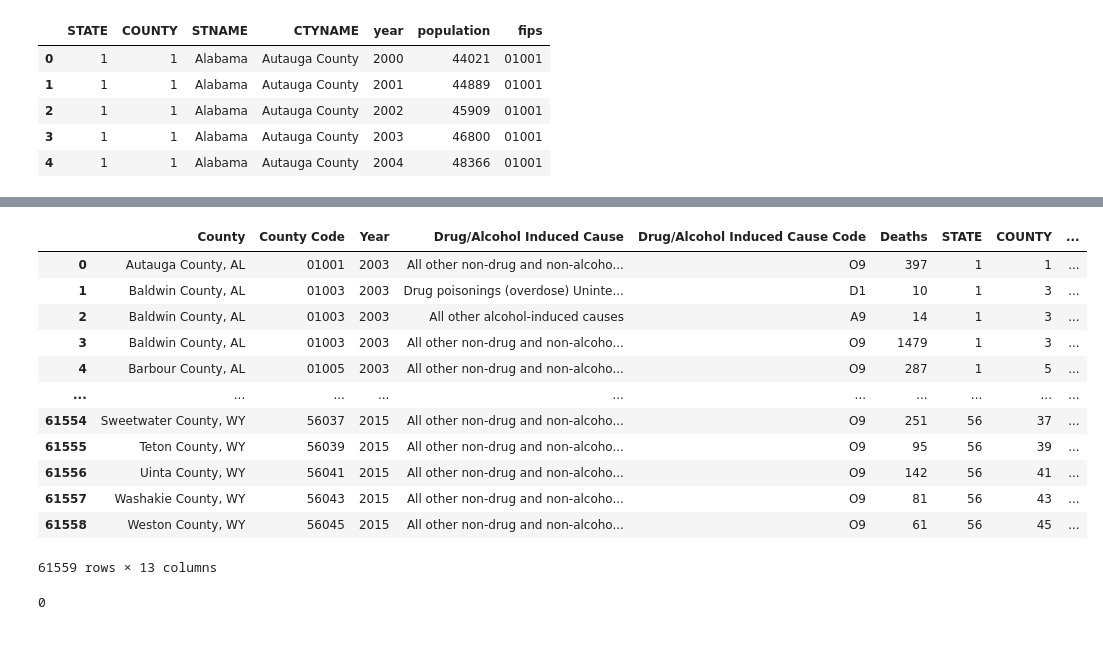
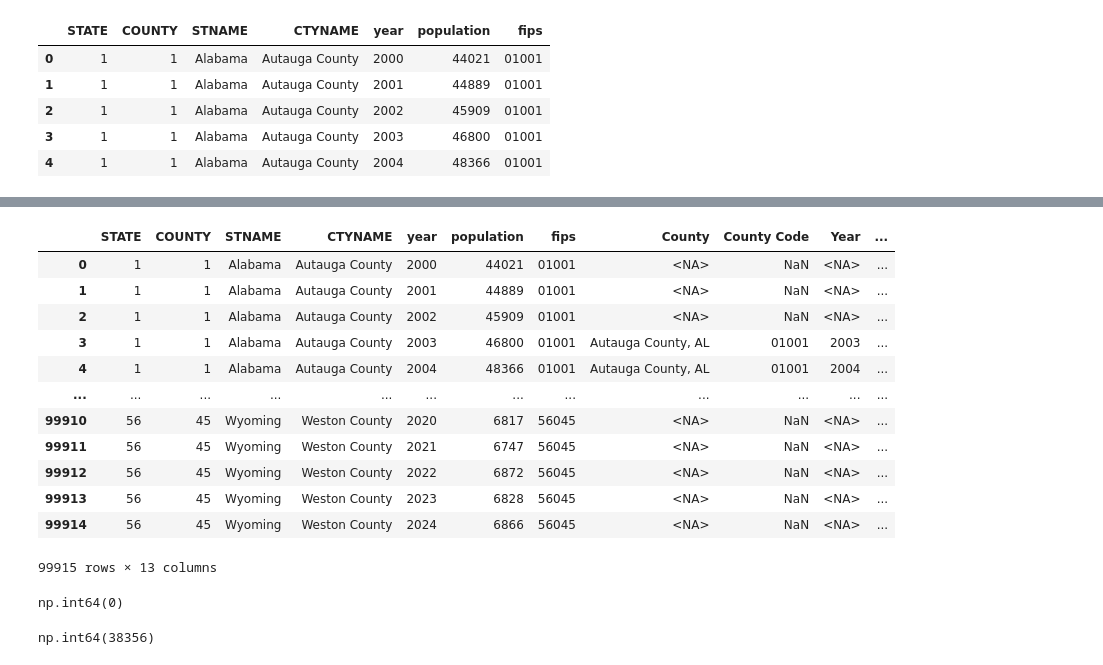
Before and after one commit to MIDS-at-Duke/pds-2025-opioids-study_on_opioids, a Jupyter notebook: study_on_opioids.ipynb, the cells around one changed output, grey strips where cells are left out. Drawn from its saved outputs; the diff is of its cells as text; code cells hidden in the pictures.

```diff
--- a/study_on_opioids.ipynb
+++ b/study_on_opioids.ipynb
@@ -350,8 +350,10 @@ County Code
 4     6830
 Name: count, dtype: int64
 # %%
-#Since len for County Code differs, fix before merging
-mortality_03_15_clean["County Code"] = mortality_03_15_clean["County Code"].astype(str).str.zfill(5)
+# Since len for County Code differs, fix before merging
+mortality_03_15_clean["County Code"] = (
+    mortality_03_15_clean["County Code"].astype(str).str.zfill(5)
+)
 
 mortality_03_15_clean["County Code"].str.len().value_counts()
 # %% [output]
@@ -411,31 +391,45 @@ array(['02201', '02232', '02280', '02270', '46113', '51515', '51560'],
 # %%
-obsolete_fips = ['02201','02232','02280','02270','46113','51515','51560'] #Alaska, South Daktoa, Virgina
+obsolete_fips = [
+    "02201",
+    "02232",
+    "02280",
+    "02270",
+    "46113",
+    "51515",
+    "51560",
+]  # Alaska, South Daktoa, Virgina
 
-mortality_03_15_clean = mortality_03_15_clean[~mortality_03_15_clean["County Code"].isin(obsolete_fips)]
+mortality_03_15_clean = mortality_03_15_clean[
+    ~mortality_03_15_clean["County Code"].isin(obsolete_fips)
+]
 # %%
-pop_mortality_merged = mortality_03_15_clean.merge(
-    population,
-    left_on=["County Code", "Year"],
-    right_on=["fips", "year"],
-    how="left"
+pop_mortality_merged = population.merge(
+    mortality_03_15_clean,
+    left_on=["fips", "year"],
+    right_on=["County Code", "Year"],
+    how="left",
 )
 
 pop_mortality_merged
 # %% [output]
-|  | County | County Code | Year | Drug/Alcohol Induced Cause | Drug/Alcohol Induced Cause Code | Deaths | STATE | COUNTY | ... |
-| 0 | Autauga County, AL | 01001 | 2003 | All other non-drug and non-alcoho... | O9 | 397 | 1 | 1 | ... |
-| 1 | Baldwin County, AL | 01003 | 2003 | Drug poisonings (overdose) Uninte... | D1 | 10 | 1 | 3 | ... |
-| 2 | Baldwin County, AL | 01003 | 2003 | All other alcohol-induced causes | A9 | 14 | 1 | 3 | ... |
-| 3 | Baldwin County, AL | 01003 | 2003 | All other non-drug and non-alcoho... | O9 | 1479 | 1 | 3 | ... |
-| 4 | Barbour County, AL | 01005 | 2003 | All other non-drug and non-alcoho... | O9 | 287 | 1 | 5 | ... |
-| ... | ... | ... | ... | ... | ... | ... | ... | ... | ... |
-| 61554 | Sweetwater County, WY | 56037 | 2015 | All other non-drug and non-alcoho... | O9 | 251 | 56 | 37 | ... |
-| 61555 | Teton County, WY | 56039 | 2015 | All other non-drug and non-alcoho... | O9 | 95 | 56 | 39 | ... |
-| 61556 | Uinta County, WY | 56041 | 2015 | All other non-drug and non-alcoho... | O9 | 142 | 56 | 41 | ... |
-| 61557 | Washakie County, WY | 56043 | 2015 | All other non-drug and non-alcoho... | O9 | 81 | 56 | 43 | ... |
-| 61558 | Weston County, WY | 56045 | 2015 | All other non-drug and non-alcoho... | O9 | 61 | 56 | 45 | ... |
+|  | STATE | COUNTY | STNAME | CTYNAME | year | population | fips | County | County Code | Year | ... |
+| 0 | 1 | 1 | Alabama | Autauga County | 2000 | 44021 | 01001 | <NA> | NaN | <NA> | ... |
+| 1 | 1 | 1 | Alabama | Autauga County | 2001 | 44889 | 01001 | <NA> | NaN | <NA> | ... |
+| 2 | 1 | 1 | Alabama | Autauga County | 2002 | 45909 | 01001 | <NA> | NaN | <NA> | ... |
+| 3 | 1 | 1 | Alabama | Autauga County | 2003 | 46800 | 01001 | Autauga County, AL | 01001 | 2003 | ... |
+| 4 | 1 | 1 | Alabama | Autauga County | 2004 | 48366 | 01001 | Autauga County, AL | 01001 | 2004 | ... |
+| ... | ... | ... | ... | ... | ... | ... | ... | ... | ... | ... | ... |
+| 99910 | 56 | 45 | Wyoming | Weston County | 2020 | 6817 | 56045 | <NA> | NaN | <NA> | ... |
+| 99911 | 56 | 45 | Wyoming | Weston County | 2021 | 6747 | 56045 | <NA> | NaN | <NA> | ... |
+| 99912 | 56 | 45 | Wyoming | Weston County | 2022 | 6872 | 56045 | <NA> | NaN | <NA> | ... |
+| 99913 | 56 | 45 | Wyoming | Weston County | 2023 | 6828 | 56045 | <NA> | NaN | <NA> | ... |
+| 99914 | 56 | 45 | Wyoming | Weston County | 2024 | 6866 | 56045 | <NA> | NaN | <NA> | ... |
-61559 rows × 13 columns
+99915 rows × 13 columns
 # %%
 pop_mortality_merged["population"].isna().sum()
 # %% [output]
-0
+np.int64(0)
+# %%
+pop_mortality_merged["Deaths"].isna().sum()
+# %% [output]
+np.int64(38356)
```
Also changed, not shown: parts of 21 cells of this notebook.
